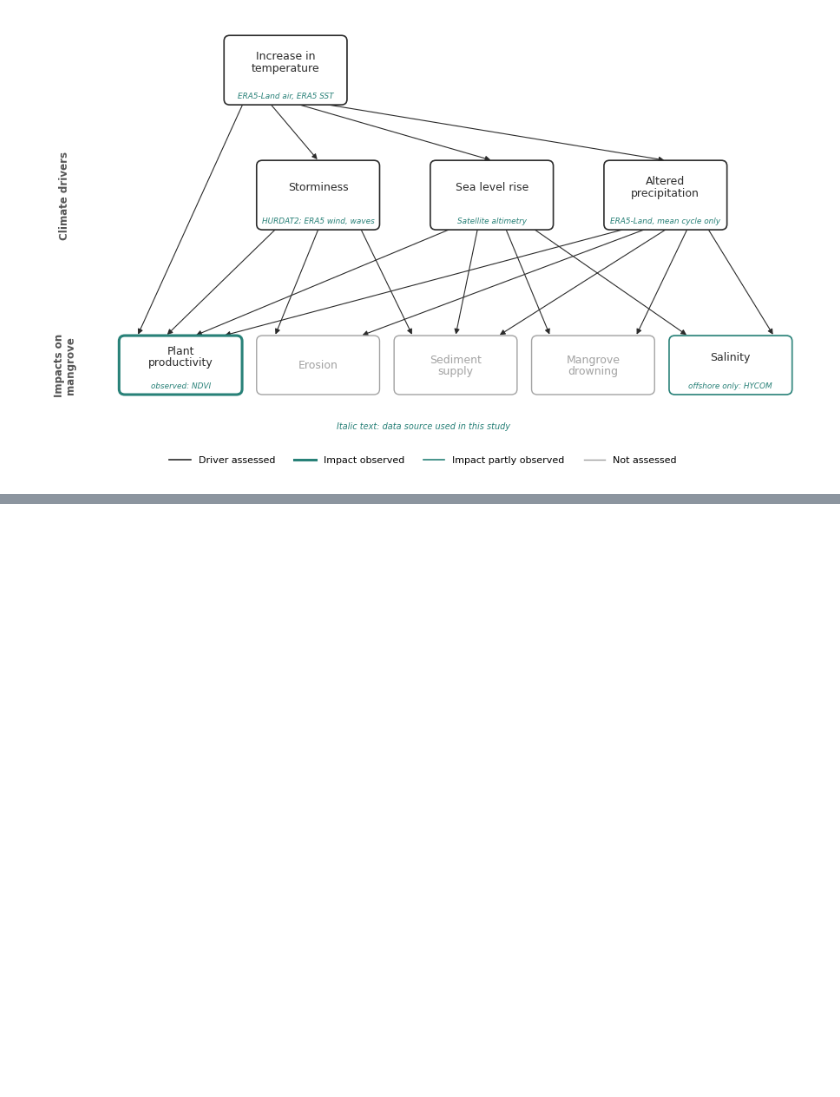
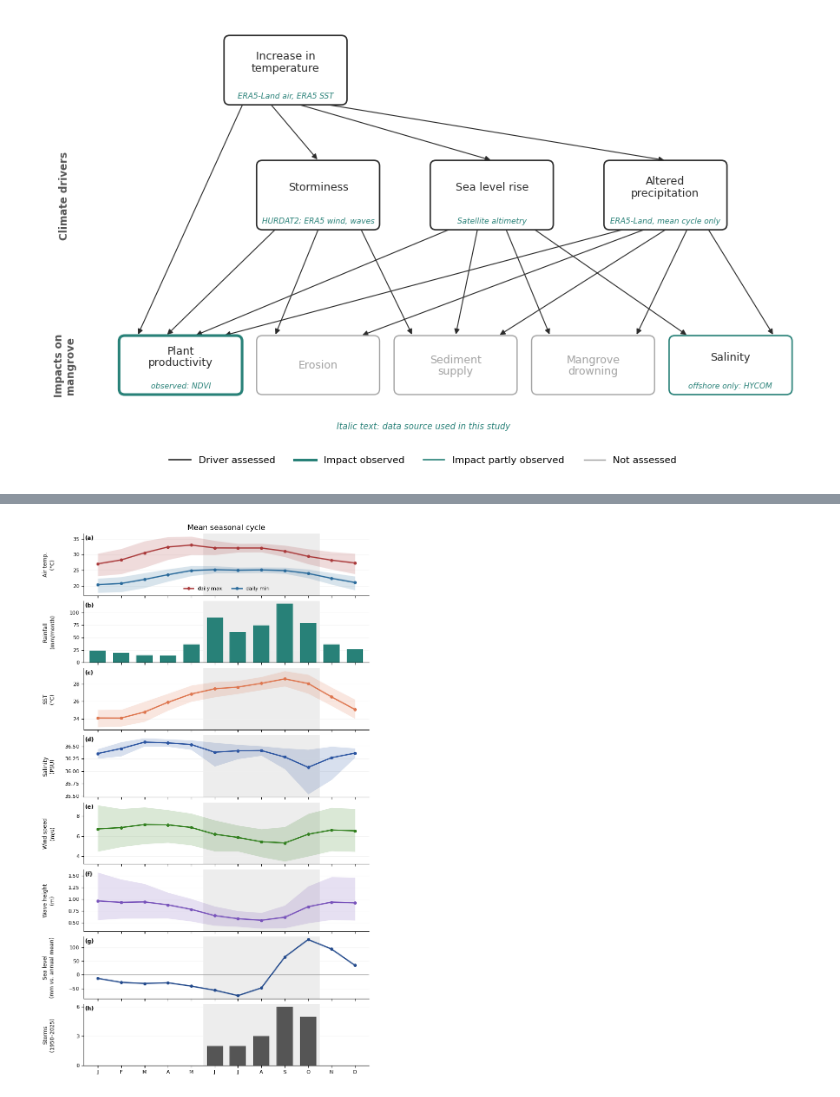
Before and after one commit to florisytzen5/MDP, a Jupyter notebook: Climatology/Baseline/Clima_Baseline.ipynb, the cells around one changed output, grey strips where cells are left out. Saved outputs shown, nothing was run; the diff lists cells and outputs as text; code cells hidden in the pictures; blank space fills up the shorter version.

Commit message:
baseline update

```diff
--- a/Climatology/Baseline/Clima_Baseline.ipynb
+++ b/Climatology/Baseline/Clima_Baseline.ipynb
@@ -1461,0 +1569,90 @@ plt.show()
+# %%
+import matplotlib.pyplot as plt
+
+SL_DIR = '/Users/sophiethomas/Desktop/MDP/Climatology/Baseline/sealevel/'
+
+# one shade per variable, taken from the IPCC AR6 WGI colour maps
+# (waves: IPCC 'misc' map; salinity: IPCC 'misc' Imola map, as the guide suggests for salinity)
+COLORS = {'tmax': '#aa3a3b', 'tmin': '#296a9b', 'sst': '#de764f', 'rain': '#288178',
+          'sal': '#2c55a1', 'wind': '#32801f', 'wave': '#7954bb', 'sea': '#234a8c', 'storm': '#555555'}
+MONTHS = ['J', 'F', 'M', 'A', 'M', 'J', 'J', 'A', 'S', 'O', 'N', 'D']
+m = np.arange(1, 13)
+
+def monthly_band(s):
+    """mean, p10 and p90 of the daily values in each calendar month"""
+    g = s.dropna().groupby(s.dropna().index.month)
+    return g.mean(), g.quantile(0.1), g.quantile(0.9)
+
+tmax, _ = load_series('t2m_max_c', 'c1')
+tmin, _ = load_series('t2m_min_c', 'c1')
+rain, _ = load_series('precip_mm', 'c1')
+sst, _  = load_series('sst_c')
+sal, _  = load_series('salinity_surface_psu')
+sal = sal['1993':'2012']                     # one HYCOM model version only
+sal = sal[sal >= 30]                         # drop the ~20 PSU fill values (also done in load_series)
+wind, _ = load_series('wind_speed_ms')
+hs, _   = load_series('hs_mean_m')
+sea = pd.read_csv(SL_DIR + '../sealevel_sisal_monthly.csv', parse_dates=['date'], index_col='date')['coast']
+
+rain_month = rain.resample('MS').sum()
+rain_month = rain_month.groupby(rain_month.index.month).mean()          # mm per month
+sea_cycle = sea.groupby(sea.index.month).mean()
+sea_cycle = sea_cycle - sea_cycle.mean()                                # mm relative to annual mean
+
+# months of the 18 storms within 100 km (HURDAT2, 1950-2025; see storm table)
+storm_months = [8, 9, 9, 10, 9, 10, 8, 6, 9, 9, 10, 9, 7, 6, 10, 8, 7, 10]
+storm_count = pd.Series(storm_months).value_counts().reindex(m, fill_value=0)
+
+fig, ax = plt.subplots(8, 1, figsize=(7.5, 12.5), sharex=True)
+
+def band(a, s, c, label):
+    mu, lo, hi = monthly_band(s)
+    a.fill_between(m, lo, hi, color=c, alpha=0.18, lw=0)
+    a.plot(m, mu, color=c, lw=2, marker='o', ms=4, label=label)
+
+band(ax[0], tmax, COLORS['tmax'], 'daily max')
+band(ax[0], tmin, COLORS['tmin'], 'daily min')
+ax[0].set_ylabel('Air temp.\n(°C)')
+ax[0].legend(loc='lower center', ncol=2, frameon=False, fontsize=8)
+
+ax[1].bar(m, rain_month.values, color=COLORS['rain'], width=0.7)
+ax[1].set_ylabel('Rainfall\n(mm/month)')
+
+band(ax[2], sst, COLORS['sst'], 'SST');   ax[2].set_ylabel('SST\n(°C)')
+band(ax[3], sal, COLORS['sal'], 'salinity'); ax[3].set_ylabel('Salinity\n(PSU)')
+band(ax[4], wind, COLORS['wind'], 'wind'); ax[4].set_ylabel('Wind speed\n(m/s)')
+band(ax[5], hs, COLORS['wave'], 'Hs');    ax[5].set_ylabel('Wave height\n(m)')
+
+ax[6].axhline(0, color='0.6', lw=0.8)
+ax[6].plot(m, sea_cycle.values, color=COLORS['sea'], lw=2, marker='o', ms=4)
+ax[6].set_ylabel('Sea level\n(mm vs. annual mean)')
+
+ax[7].bar(m, storm_count.values, color=COLORS['storm'], width=0.7)
+ax[7].set_ylabel('Storms\n(1950–2025)')
+ax[7].set_yticks([0, 3, 6])
+
+for i, a in enumerate(ax):
+    a.axvspan(5.5, 10.5, color='0.93', zorder=0, lw=0)   # storm season Jun–Oct
+    a.grid(True, axis='y', color='0.94', lw=0.5, zorder=0)   # light horizontal lines only
+    a.set_axisbelow(True)                            # grid behind lines and bars
+    a.spines[['top', 'right']].set_visible(False)
+    a.yaxis.set_label_coords(-0.1, 0.5)
+    a.tick_params(labelsize=8)
+    a.yaxis.label.set_size(8.5)
+    a.text(0.005, 0.97, f'({"abcdefgh"[i]})', transform=a.transAxes,   # panel letter
+           ha='left', va='top', fontsize=9, fontweight='bold')
+ax[-1].set_xticks(m, MONTHS)
+ax[-1].set_xlim(0.4, 12.6)
+ax[0].set_title('Mean seasonal cycle',
+                 fontsize=12, loc='center')
+
+# # data source of each panel, shown small to the right of each panel
+# SOURCES = ['ERA5-\nLand', 'ERA5-\nLand', 'ERA5', 'HYCOM', 'ERA5', 'ERA5', 'C3S\naltimetry', 'HURDAT2']
+# for a, src in zip(ax, SOURCES):
+#     a.text(1.01, 0.5, src, transform=a.transAxes,
+#            ha='left', va='center', fontsize=7, color='black', linespacing=1.1)
+
+plt.tight_layout(h_pad=0.4)
+fig.savefig(SL_DIR + '../fig1_seasonal_cycle.png', dpi=300, bbox_inches='tight')
+plt.show()
+# %% [output]
@@ -1461,0 +1667 @@ plt.show()
+[figure, added]
```
Also changed, not shown: parts of 10 cells of this notebook, 6 other files.
